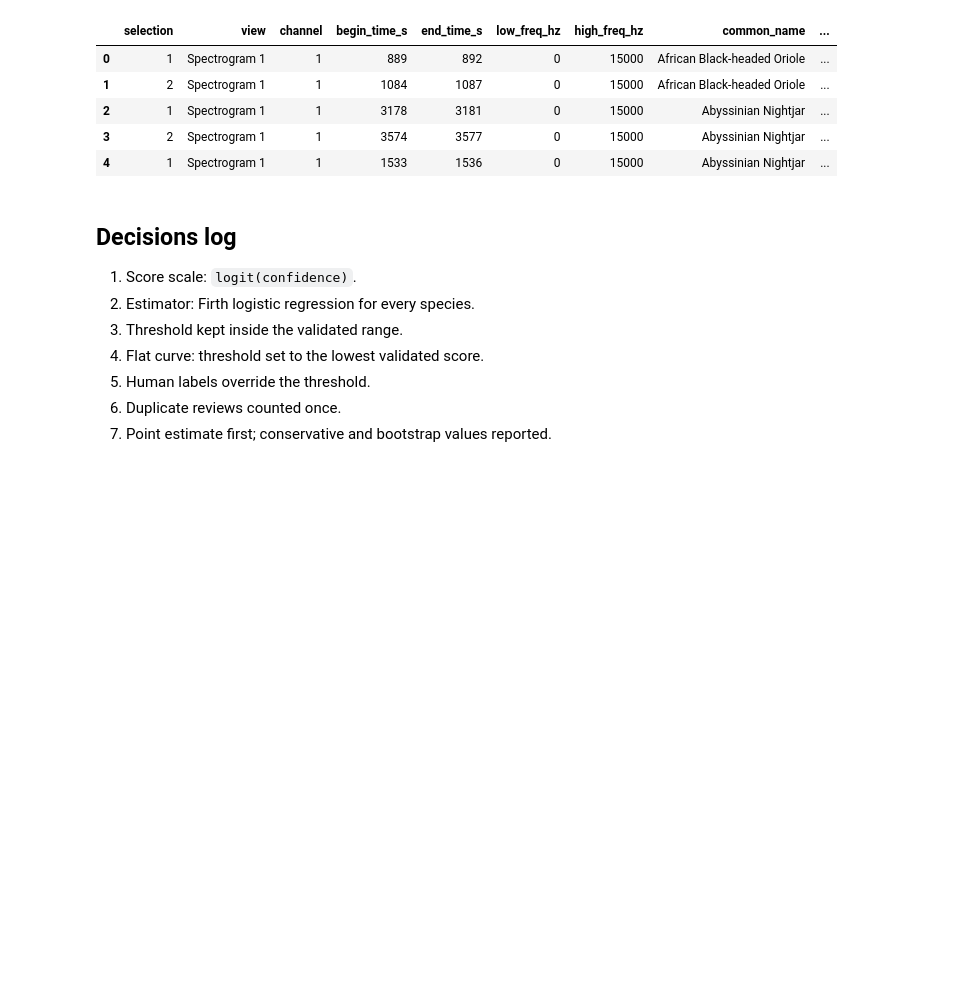
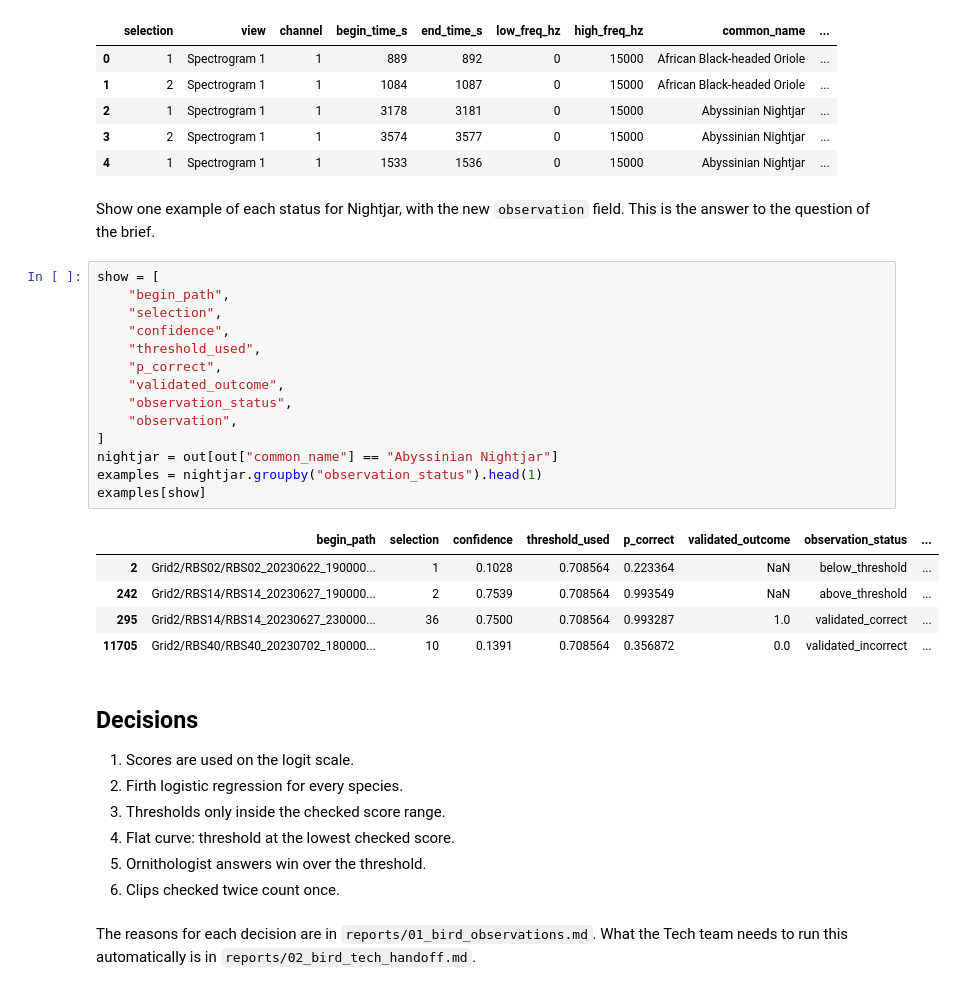
Before and after one commit to ugis22/analyzing_birds_diversity_ODK, a Jupyter notebook: notebooks/01_birds_thresholds.ipynb, the cells around one changed output. Saved outputs shown, nothing was run; the diff lists cells and outputs as text; blank space fills up the shorter version.

Commit message:
improve notebook comments and reports for the tech team

```diff
--- a/notebooks/01_birds_thresholds.ipynb
+++ b/notebooks/01_birds_thresholds.ipynb
@@ -464,13 +494,39 @@ out.head()
 | 2 | 1 | Spectrogram 1 | 1 | 3178 | 3181 | 0 | 15000 | Abyssinian Nightjar | ... |
 | 3 | 2 | Spectrogram 1 | 1 | 3574 | 3577 | 0 | 15000 | Abyssinian Nightjar | ... |
 | 4 | 1 | Spectrogram 1 | 1 | 1533 | 1536 | 0 | 15000 | Abyssinian Nightjar | ... |
+# %% [markdown]
+Show one example of each status for Nightjar, with the new `observation`
+field. This is the answer to the question of the brief.
+# %%
+show = [
+    "begin_path",
+    "selection",
+    "confidence",
+    "threshold_used",
+    "p_correct",
+    "validated_outcome",
+    "observation_status",
+    "observation",
+]
+nightjar = out[out["common_name"] == "Abyssinian Nightjar"]
+examples = nightjar.groupby("observation_status").head(1)
+examples[show]
+# %% [output]
+|  | begin_path | selection | confidence | threshold_used | p_correct | validated_outcome | observation_status | ... |
+| 2 | Grid2/RBS02/RBS02_20230622_190000... | 1 | 0.1028 | 0.708564 | 0.223364 | NaN | below_threshold | ... |
+| 242 | Grid2/RBS14/RBS14_20230627_190000... | 2 | 0.7539 | 0.708564 | 0.993549 | NaN | above_threshold | ... |
+| 295 | Grid2/RBS14/RBS14_20230627_230000... | 36 | 0.7500 | 0.708564 | 0.993287 | 1.0 | validated_correct | ... |
+| 11705 | Grid2/RBS40/RBS40_20230702_180000... | 10 | 0.1391 | 0.708564 | 0.356872 | 0.0 | validated_incorrect | ... |
 # %% [markdown]
-## Decisions log
+## Decisions
 
-1. Score scale: `logit(confidence)`.
-2. Estimator: Firth logistic regression for every species.
-3. Threshold kept inside the validated range.
-4. Flat curve: threshold set to the lowest validated score.
-5. Human labels override the threshold.
-6. Duplicate reviews counted once.
-7. Point estimate first; conservative and bootstrap values reported.
+1. Scores are used on the logit scale.
+2. Firth logistic regression for every species.
+3. Thresholds only inside the checked score range.
+4. Flat curve: threshold at the lowest checked score.
+5. Ornithologist answers win over the threshold.
+6. Clips checked twice count once.
+# %% [markdown]
+The reasons for each decision are in `reports/01_bird_observations.md`.
+What the Tech team needs to run this automatically is in
+`reports/02_bird_tech_handoff.md`.
```
Also changed, not shown: parts of 47 cells of this notebook, 2 other files.
